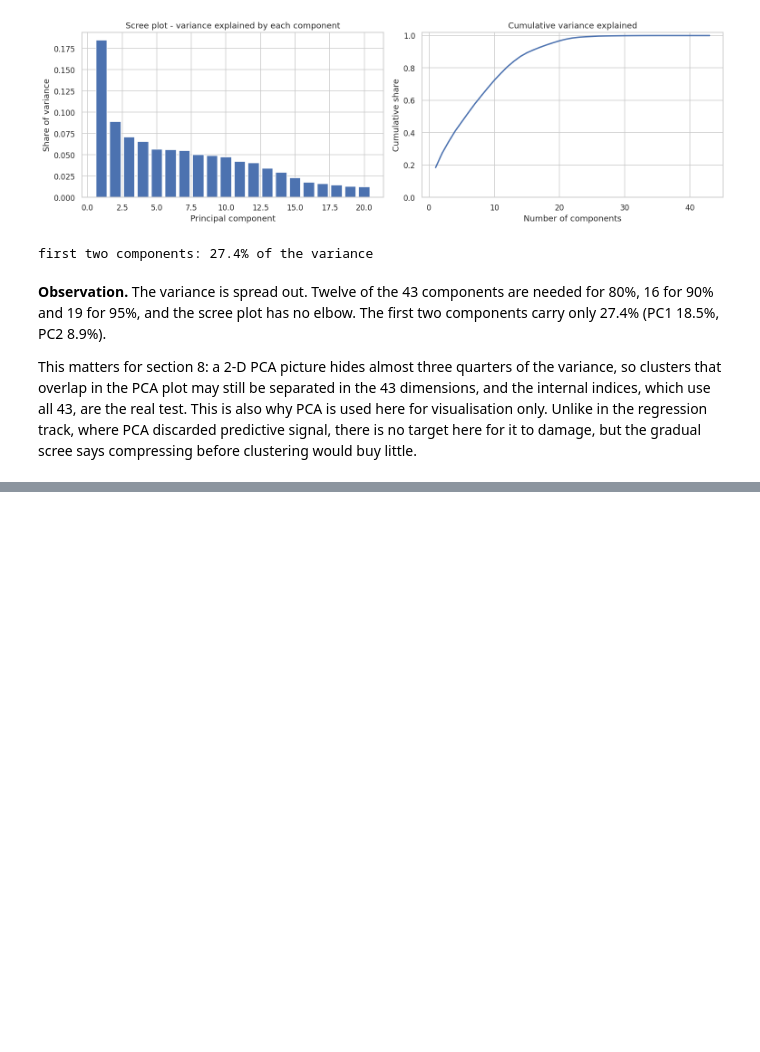
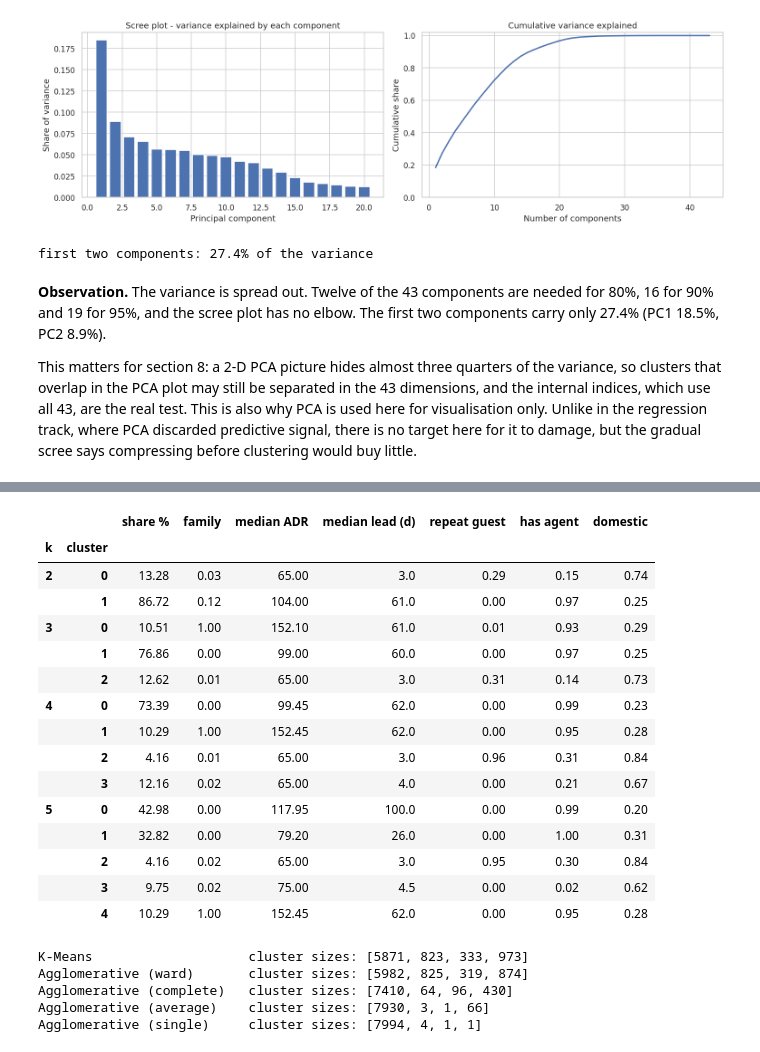
Before and after one commit to AnanyaBottu/ml-capstone, a Jupyter notebook: notebooks/clustering.ipynb, the cells around one changed output, grey strips where cells are left out. Cells and saved outputs as stored; diff of their text form; code cells hidden in the pictures; blank space fills up the shorter version.

```diff
--- a/notebooks/clustering.ipynb
+++ b/notebooks/clustering.ipynb
@@ -617,0 +788,73 @@ target here for it to damage, but the gradual scree says compressing before clus
+# %%
+# What do the candidate solutions actually separate? Feature-based description only;
+# the reference labels play no part in choosing k.
+desc = F_s.copy()
+desc["adr"] = np.expm1(desc["log_adr"]); desc["lead_time"] = np.expm1(desc["log_lead_time"])
+rows = []
+for k in (2, 3, 4, 5):
+    lab_k = KMeans(n_clusters=k, n_init=20, random_state=RANDOM_STATE).fit(X_s).labels_
+    g = desc.groupby(lab_k)
+    t = pd.DataFrame({"share %": g.size() / len(desc) * 100, "family": g["is_family"].mean(),
+                      "median ADR": g["adr"].median(), "median lead (d)": g["lead_time"].median(),
+                      "repeat guest": g["is_repeated_guest"].mean(), "has agent": g["has_agent"].mean(),
+                      "domestic": g["is_domestic"].mean()})
+    t.insert(0, "k", k); t.index.name = "cluster"
+    rows.append(t.reset_index())
+pd.concat(rows).set_index(["k", "cluster"]).round(2)
+# %% [output]
+|  |  | share % | family | median ADR | median lead (d) | repeat guest | has agent | domestic |
+| k | cluster |  |  |  |  |  |  |  |
+| 2 | 0 | 13.28 | 0.03 | 65.00 | 3.0 | 0.29 | 0.15 | 0.74 |
+|  | 1 | 86.72 | 0.12 | 104.00 | 61.0 | 0.00 | 0.97 | 0.25 |
+| 3 | 0 | 10.51 | 1.00 | 152.10 | 61.0 | 0.01 | 0.93 | 0.29 |
+|  | 1 | 76.86 | 0.00 | 99.00 | 60.0 | 0.00 | 0.97 | 0.25 |
+|  | 2 | 12.62 | 0.01 | 65.00 | 3.0 | 0.31 | 0.14 | 0.73 |
+| 4 | 0 | 73.39 | 0.00 | 99.45 | 62.0 | 0.00 | 0.99 | 0.23 |
+|  | 1 | 10.29 | 1.00 | 152.45 | 62.0 | 0.00 | 0.95 | 0.28 |
+|  | 2 | 4.16 | 0.01 | 65.00 | 3.0 | 0.96 | 0.31 | 0.84 |
+|  | 3 | 12.16 | 0.02 | 65.00 | 4.0 | 0.00 | 0.21 | 0.67 |
+| 5 | 0 | 42.98 | 0.00 | 117.95 | 100.0 | 0.00 | 0.99 | 0.20 |
+|  | 1 | 32.82 | 0.00 | 79.20 | 26.0 | 0.00 | 1.00 | 0.31 |
+|  | 2 | 4.16 | 0.02 | 65.00 | 3.0 | 0.95 | 0.30 | 0.84 |
+|  | 3 | 9.75 | 0.02 | 75.00 | 4.5 | 0.00 | 0.02 | 0.62 |
+|  | 4 | 10.29 | 1.00 | 152.45 | 62.0 | 0.00 | 0.95 | 0.28 |
+# %%
+K_FINAL = 4   # set after reading sections 6.1 and 6.3 - see justification below
+
+from sklearn.cluster import AgglomerativeClustering
+
+models = {}
+t = time.time()
+models["K-Means"] = KMeans(n_clusters=K_FINAL, n_init=20, random_state=RANDOM_STATE).fit(X_s)
+fit_time = {"K-Means": time.time() - t}
+
+for linkage_name in ["ward", "complete", "average", "single"]:
+    t = time.time()
+    models[f"Agglomerative ({linkage_name})"] = AgglomerativeClustering(
+        n_clusters=K_FINAL, linkage=linkage_name).fit(X_s)
+    fit_time[f"Agglomerative ({linkage_name})"] = time.time() - t
+
+from scipy.optimize import linear_sum_assignment
+
+def align_map(reference, other, k=K_FINAL):
+    """Relabel `other` so its cluster ids line up with `reference` (best overlap).
+    Cluster numbers are arbitrary, so without this the same segment can be cluster 0
+    in one algorithm and cluster 3 in another, and colours cannot be compared."""
+    cont = pd.crosstab(reference, other).reindex(index=range(k), columns=range(k), fill_value=0).values
+    rows_, cols_ = linear_sum_assignment(-cont)
+    return {c: r for r, c in zip(rows_, cols_)}
+
+labels = {"K-Means": models["K-Means"].labels_}
+for name, m in models.items():
+    if name != "K-Means":
+        mp = align_map(labels["K-Means"], m.labels_)
+        labels[name] = np.array([mp[x] for x in m.labels_])
+for name, lab in labels.items():
+    sizes = np.bincount(lab, minlength=K_FINAL)
+    print(f"{name:26s} cluster sizes: {sizes.tolist()}")
+# %% [output]
+K-Means                    cluster sizes: [5871, 823, 333, 973]
+Agglomerative (ward)       cluster sizes: [5982, 825, 319, 874]
+Agglomerative (complete)   cluster sizes: [7410, 64, 96, 430]
+Agglomerative (average)    cluster sizes: [7930, 3, 1, 66]
+Agglomerative (single)     cluster sizes: [7994, 4, 1, 1]
```
Also changed, not shown: parts of 13 cells of this notebook.
